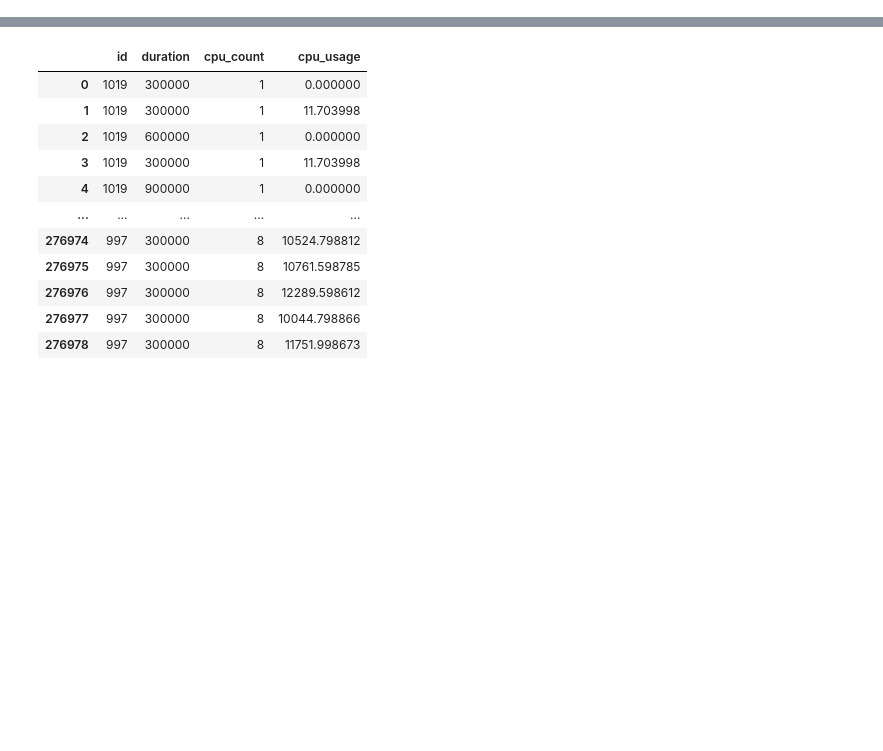
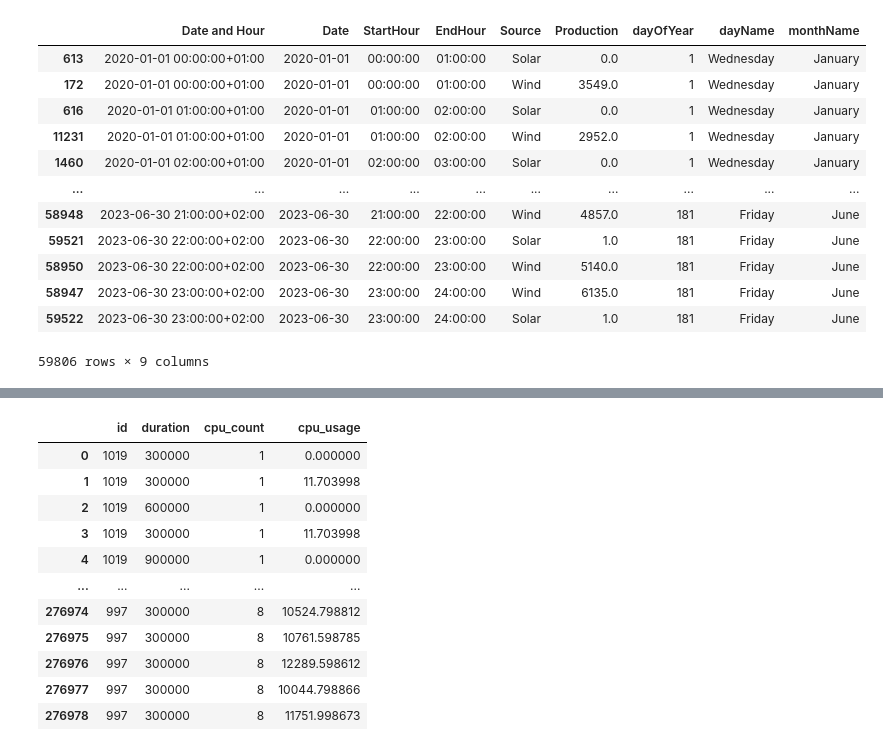
Before and after one commit to JianlongLei/Distributed-System-Lab, a Jupyter notebook: demo.ipynb, the cells around one changed output, grey strips where cells are left out. Cells and saved outputs as stored; diff of their text form; code cells hidden in the pictures; blank space fills up the shorter version.

```diff
--- a/demo.ipynb
+++ b/demo.ipynb
@@ -2,0 +27,17 @@ import pandas as pd
+# %%
+france.sort_values(by="Date and Hour", inplace=True)
+france
+# %% [output]
+|  | Date and Hour | Date | StartHour | EndHour | Source | Production | dayOfYear | dayName | monthName |
+| 613 | 2020-01-01 00:00:00+01:00 | 2020-01-01 | 00:00:00 | 01:00:00 | Solar | 0.0 | 1 | Wednesday | January |
+| 172 | 2020-01-01 00:00:00+01:00 | 2020-01-01 | 00:00:00 | 01:00:00 | Wind | 3549.0 | 1 | Wednesday | January |
+| 616 | 2020-01-01 01:00:00+01:00 | 2020-01-01 | 01:00:00 | 02:00:00 | Solar | 0.0 | 1 | Wednesday | January |
+| 11231 | 2020-01-01 01:00:00+01:00 | 2020-01-01 | 01:00:00 | 02:00:00 | Wind | 2952.0 | 1 | Wednesday | January |
+| 1460 | 2020-01-01 02:00:00+01:00 | 2020-01-01 | 02:00:00 | 03:00:00 | Solar | 0.0 | 1 | Wednesday | January |
+| ... | ... | ... | ... | ... | ... | ... | ... | ... | ... |
+| 58948 | 2023-06-30 21:00:00+02:00 | 2023-06-30 | 21:00:00 | 22:00:00 | Wind | 4857.0 | 181 | Friday | June |
+| 59521 | 2023-06-30 22:00:00+02:00 | 2023-06-30 | 22:00:00 | 23:00:00 | Solar | 1.0 | 181 | Friday | June |
+| 58950 | 2023-06-30 22:00:00+02:00 | 2023-06-30 | 22:00:00 | 23:00:00 | Wind | 5140.0 | 181 | Friday | June |
+| 58947 | 2023-06-30 23:00:00+02:00 | 2023-06-30 | 23:00:00 | 24:00:00 | Wind | 6135.0 | 181 | Friday | June |
+| 59522 | 2023-06-30 23:00:00+02:00 | 2023-06-30 | 23:00:00 | 24:00:00 | Solar | 1.0 | 181 | Friday | June |
+59806 rows × 9 columns
```
Also changed, not shown: parts of 20 cells of this notebook, 16 other files.
